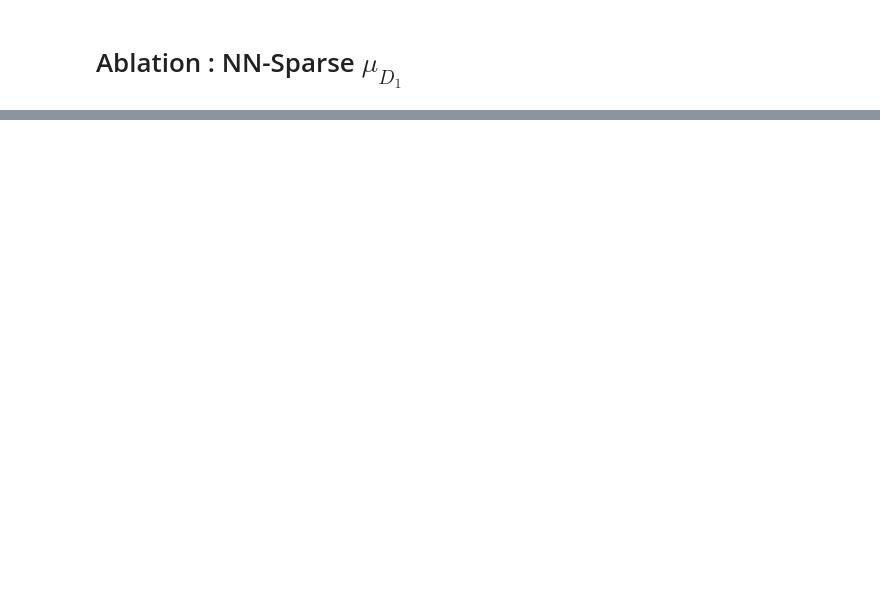
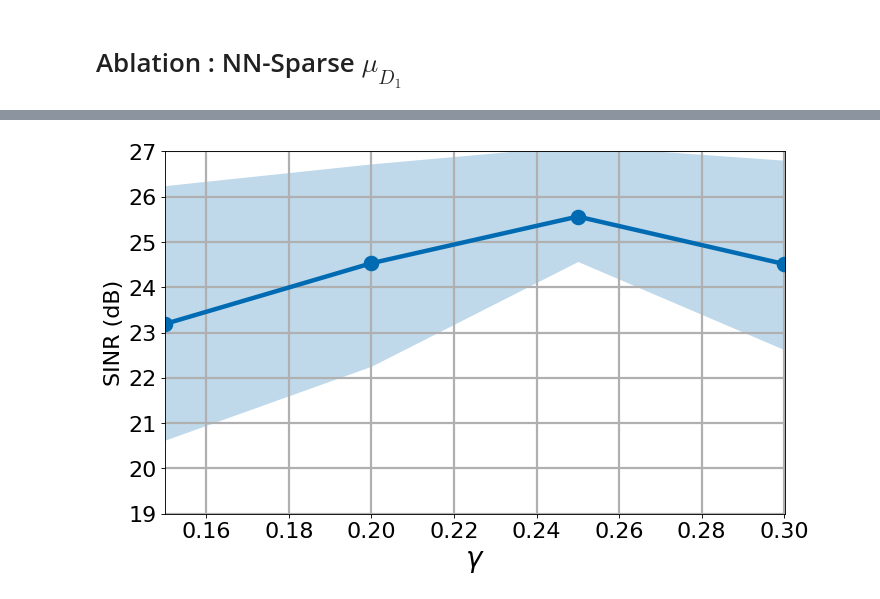
Before and after one commit to BariscanBozkurt/Biologically-Plausible-DetMaxNNs-for-Blind-Source-Separation, a Jupyter notebook: Simulations/AnalyzeSimulationResults/PlotSimulationResults_AblationStudies.ipynb, the cells around one changed output, grey strips where cells are left out. Cells and saved outputs as stored; diff of their text form; code cells hidden in the pictures; blank space fills up the shorter version.

```diff
--- a/Simulations/AnalyzeSimulationResults/PlotSimulationResults_AblationStudies.ipynb
+++ b/Simulations/AnalyzeSimulationResults/PlotSimulationResults_AblationStudies.ipynb
@@ -390,0 +429,32 @@ results
+# %%
+data= []
+MUSlist = [0.15, 0.20, 0.25, 0.3]
+for MUS__ in MUSlist:
+    data.append(dfMUS.loc[dfMUS['MUS'] == MUS__]['SINR'].values.tolist())
+
+data = np.stack(data, axis = 1)
+
+# compute the medians and 25/75 percentiles
+med, perc_25, perc_75, _ = perc(data)
+perc_25
+
+SINRresults = dfMUS[['Model', 'MUS', 'SINR']].groupby(['Model', 'MUS']).agg({'MUS':'size', 'SINR':'mean'}).rename(columns={'MUS':'count','SINR':'mean_sent'}).reset_index()
+zeta = np.array(SINRresults['MUS'].values, dtype = np.float64)
+SINR = np.array(SINRresults['mean_sent'].values, dtype = np.float64)
+
+SetPlotRC()
+fh2=plt.figure(figsize=(10, 6), dpi=80)
+plt.plot(MUSlist, SINR,"-o", linewidth=4, markersize = 13,color='#006BB2')
+plt.fill_between(MUSlist, perc_25, perc_75, alpha=0.25, linewidth=0, color='#006BB2')
+plt.grid()
+
+plt.grid(linewidth=2)
+plt.xticks(fontsize=20)
+plt.yticks(fontsize=20)
+plt.axis([0.1499,0.3001,19,27])
+plt.ylabel('SINR (dB)',fontsize=25)
+plt.xlabel(r'$\gamma$',fontsize=25)
+ApplyFont(plt.gca())
+# plt.savefig('D1start_ablation.pdf', format='pdf')
+# %% [output]
+[figure, added]
```
Also changed, not shown: parts of 19 cells of this notebook, 5 other files.
